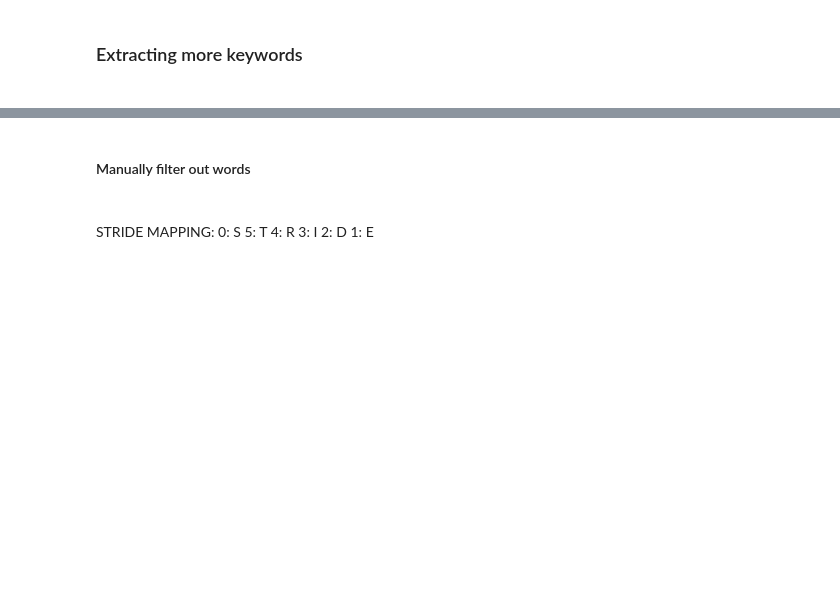
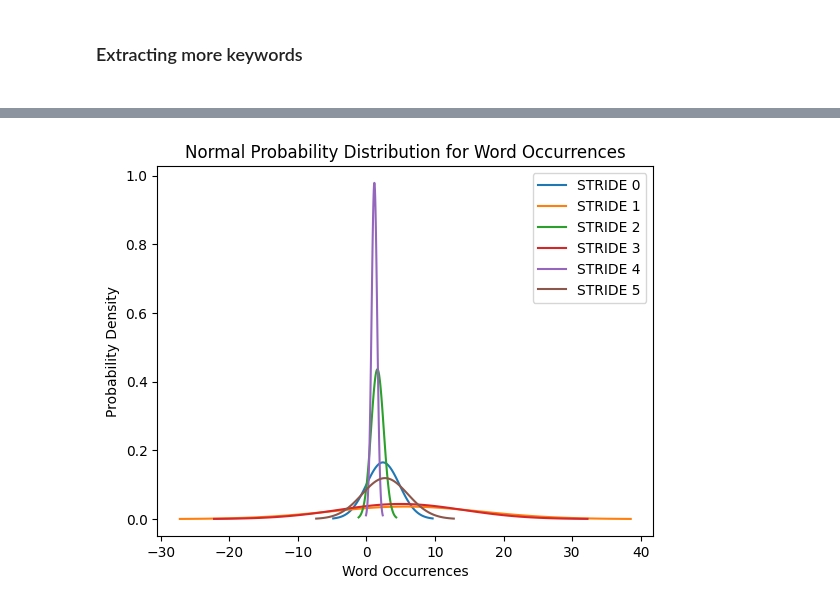
Before and after one commit to elden-l0rd/IARCS-internship, a Jupyter notebook: code/train-with-keywords.ipynb, the cells around one changed output, grey strips where cells are left out. Drawn from its saved outputs; the diff is of its cells as text; code cells hidden in the pictures; blank space fills up the shorter version.

Commit message:
filtered keywords

```diff
--- a/code/train-with-keywords.ipynb
+++ b/code/train-with-keywords.ipynb
@@ -336,10 +307,48 @@ Counter({'use': 39, 'file': 26, 'also': 24, 'malicious': 24, 'network': 23, 'act
-# %% [markdown]
-<h4>Manually filter out words<h4>
-# %% [markdown]
-STRIDE MAPPING:
-0: S
-5: T
-4: R
-3: I
-2: D
-1: E
+# %%
+# def word_occurrence_by_group(df):
+#     token_counts_by_group = {}
+#     grouped_df = df.groupby('STRIDE')
+#     for stride_value, group_df in grouped_df:
+#         all_tokens = []
+#         for tokens in group_df['NameDesc']:
+#             all_tokens.extend(tokens)
+#         token_count = Counter(all_tokens)
+#         token_counts_by_group[stride_value] = token_count
+#     return token_counts_by_group
+
+# token_counts_by_group = word_occurrence_by_group(df_train)
+# for stride_value, token_count in token_counts_by_group.items():
+#     print(f"Word Occurrences for STRIDE '{stride_value}':")
+#     print(token_count)
+#     print()
+
+def word_occurrence_by_group(df):
+    token_counts_by_group = {}
+    grouped_df = df.groupby('STRIDE')
+    for stride_value, group_df in grouped_df:
+        all_tokens = []
+        for tokens in group_df['NameDesc']:
+            all_tokens.extend(tokens)
+        token_count = Counter(all_tokens)
+        token_counts_by_group[stride_value] = token_count
+    return token_counts_by_group
+
+# prob distribution for word occurrence of entire corpus
+def plot_normal_dist(token_counts_by_group):
+    for stride_value, token_count in token_counts_by_group.items():
+        mu = np.mean(list(token_count.values()))
+        sigma = np.std(list(token_count.values()))
+        x = np.linspace(mu - 3*sigma, mu + 3*sigma, 100)
+        plt.plot(x, stats.norm.pdf(x, mu, sigma), label=f'STRIDE {stride_value}')
+
+    plt.title('Normal Probability Distribution for Word Occurrences')
+    plt.xlabel('Word Occurrences')
+    plt.ylabel('Probability Density')
+    plt.legend()
+    plt.show()
+
+# Assuming df_train is your DataFrame
+token_counts_by_group = word_occurrence_by_group(df_train)
+plot_normal_dist(token_counts_by_group)
+# %% [output]
+[figure, added]
```
Also changed, not shown: parts of 17 cells of this notebook, 9 other files.
